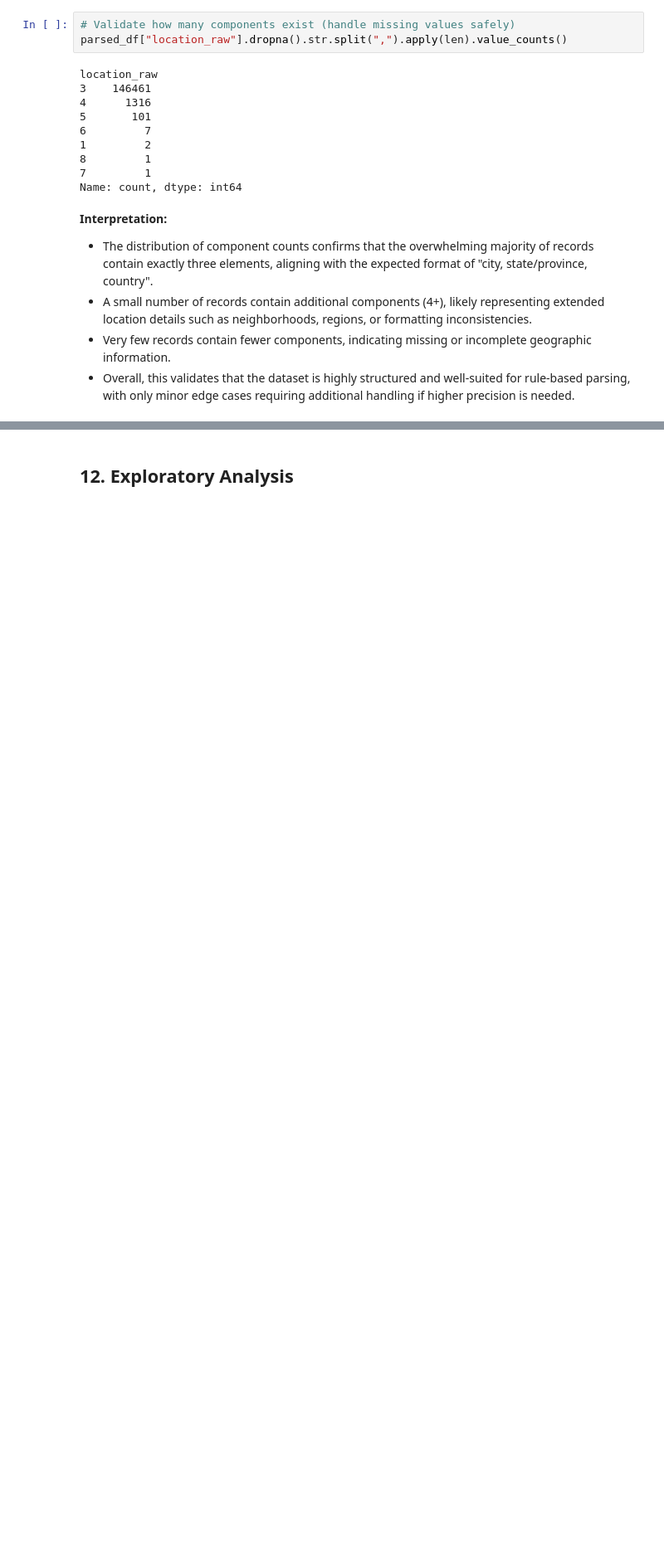
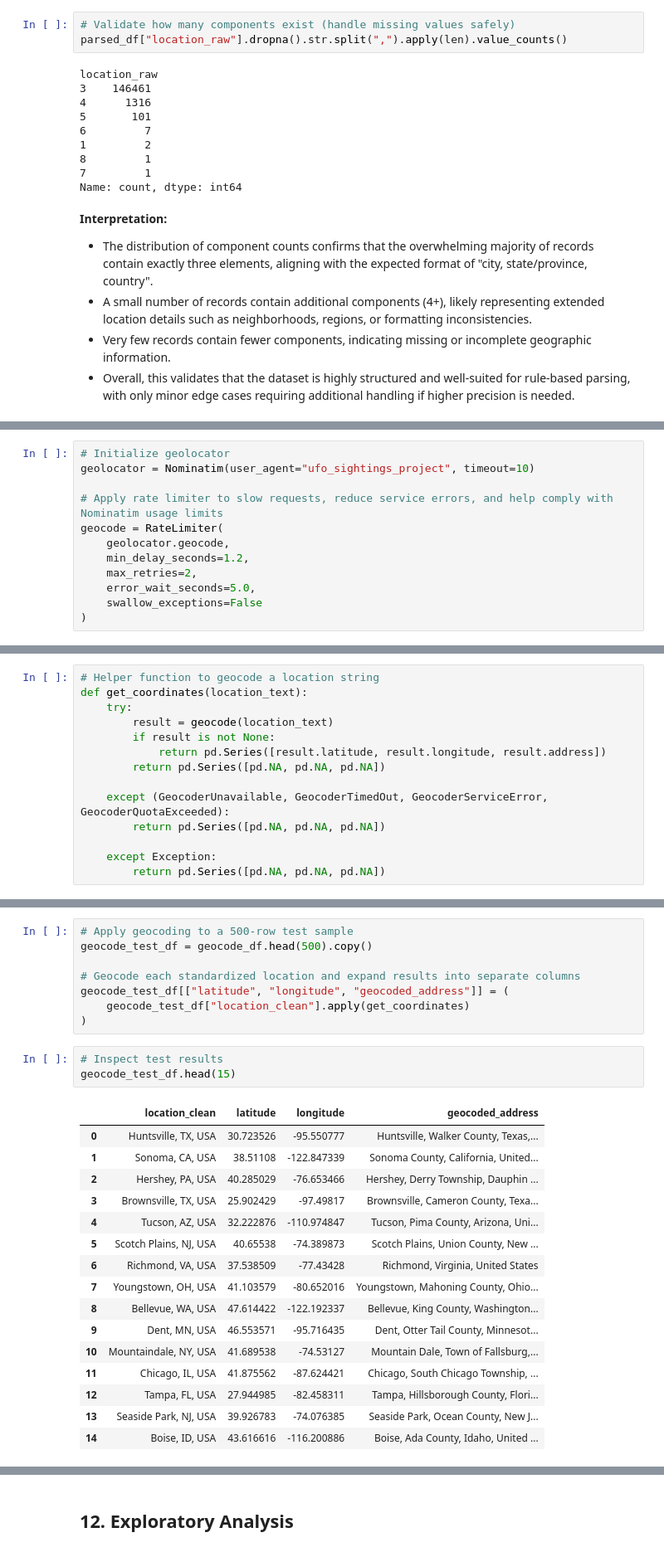
Before and after one commit to S9Den8/ufo-sightings-db, a Jupyter notebook: notebooks/nuforc_initial_exploration.ipynb, the cells around one changed output, grey strips where cells are left out. Shown at 83% size. Saved outputs shown, nothing was run; the diff lists cells and outputs as text; blank space fills up the shorter version.

```diff
--- a/notebooks/nuforc_initial_exploration.ipynb
+++ b/notebooks/nuforc_initial_exploration.ipynb
@@ -828,0 +971,12 @@ Name: count, dtype: int64
+# %%
+# Initialize geolocator
+geolocator = Nominatim(user_agent="ufo_sightings_project", timeout=10)
+
+# Apply rate limiter to slow requests, reduce service errors, and help comply with Nominatim usage limits
+geocode = RateLimiter(
+    geolocator.geocode,
+    min_delay_seconds=1.2,
+    max_retries=2,
+    error_wait_seconds=5.0,
+    swallow_exceptions=False
+)
@@ -828,0 +996,14 @@ Name: count, dtype: int64
+# %%
+# Helper function to geocode a location string
+def get_coordinates(location_text):
+    try:
+        result = geocode(location_text)
+        if result is not None:
+            return pd.Series([result.latitude, result.longitude, result.address])
+        return pd.Series([pd.NA, pd.NA, pd.NA])
+
+    except (GeocoderUnavailable, GeocoderTimedOut, GeocoderServiceError, GeocoderQuotaExceeded):
+        return pd.Series([pd.NA, pd.NA, pd.NA])
+
+    except Exception:
+        return pd.Series([pd.NA, pd.NA, pd.NA])
@@ -828,0 +1022,28 @@ Name: count, dtype: int64
+# %%
+# Apply geocoding to a 500-row test sample
+geocode_test_df = geocode_df.head(500).copy()
+
+# Geocode each standardized location and expand results into separate columns
+geocode_test_df[["latitude", "longitude", "geocoded_address"]] = (
+    geocode_test_df["location_clean"].apply(get_coordinates)
+)
+# %%
+# Inspect test results
+geocode_test_df.head(15)
+# %% [output]
+|  | location_clean | latitude | longitude | geocoded_address |
+| 0 | Huntsville, TX, USA | 30.723526 | -95.550777 | Huntsville, Walker County, Texas,... |
+| 1 | Sonoma, CA, USA | 38.51108 | -122.847339 | Sonoma County, California, United... |
+| 2 | Hershey, PA, USA | 40.285029 | -76.653466 | Hershey, Derry Township, Dauphin ... |
+| 3 | Brownsville, TX, USA | 25.902429 | -97.49817 | Brownsville, Cameron County, Texa... |
+| 4 | Tucson, AZ, USA | 32.222876 | -110.974847 | Tucson, Pima County, Arizona, Uni... |
+| 5 | Scotch Plains, NJ, USA | 40.65538 | -74.389873 | Scotch Plains, Union County, New ... |
+| 6 | Richmond, VA, USA | 37.538509 | -77.43428 | Richmond, Virginia, United States |
+| 7 | Youngstown, OH, USA | 41.103579 | -80.652016 | Youngstown, Mahoning County, Ohio... |
+| 8 | Bellevue, WA, USA | 47.614422 | -122.192337 | Bellevue, King County, Washington... |
+| 9 | Dent, MN, USA | 46.553571 | -95.716435 | Dent, Otter Tail County, Minnesot... |
+| 10 | Mountaindale, NY, USA | 41.689538 | -74.53127 | Mountain Dale, Town of Fallsburg,... |
+| 11 | Chicago, IL, USA | 41.875562 | -87.624421 | Chicago, South Chicago Township, ... |
+| 12 | Tampa, FL, USA | 27.944985 | -82.458311 | Tampa, Hillsborough County, Flori... |
+| 13 | Seaside Park, NJ, USA | 39.926783 | -74.076385 | Seaside Park, Ocean County, New J... |
+| 14 | Boise, ID, USA | 43.616616 | -116.200886 | Boise, Ada County, Idaho, United ... |
```
Also changed, not shown: parts of 46 cells of this notebook.
